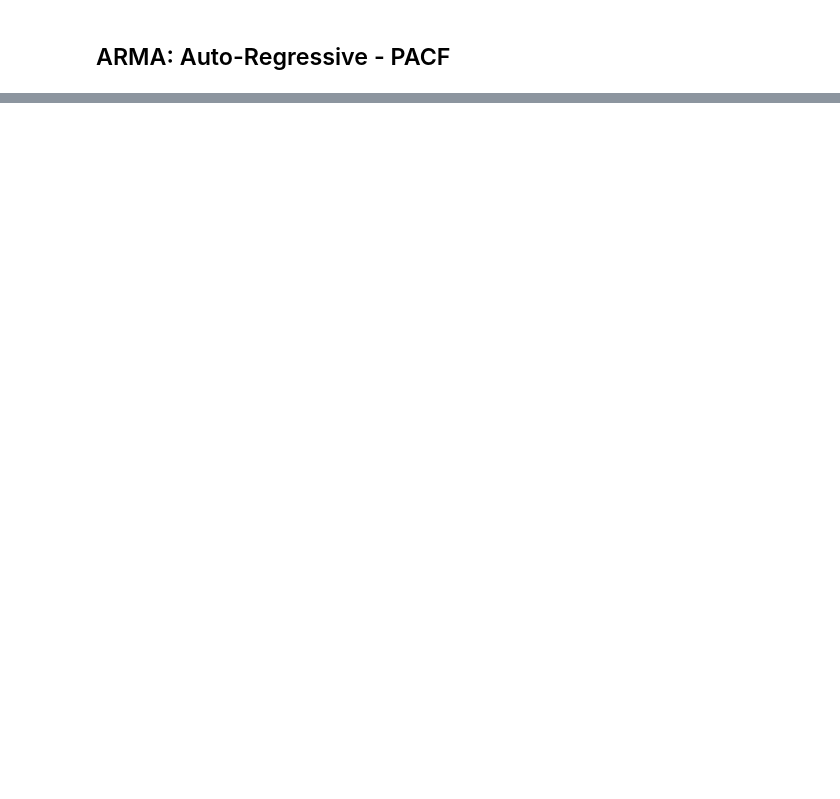
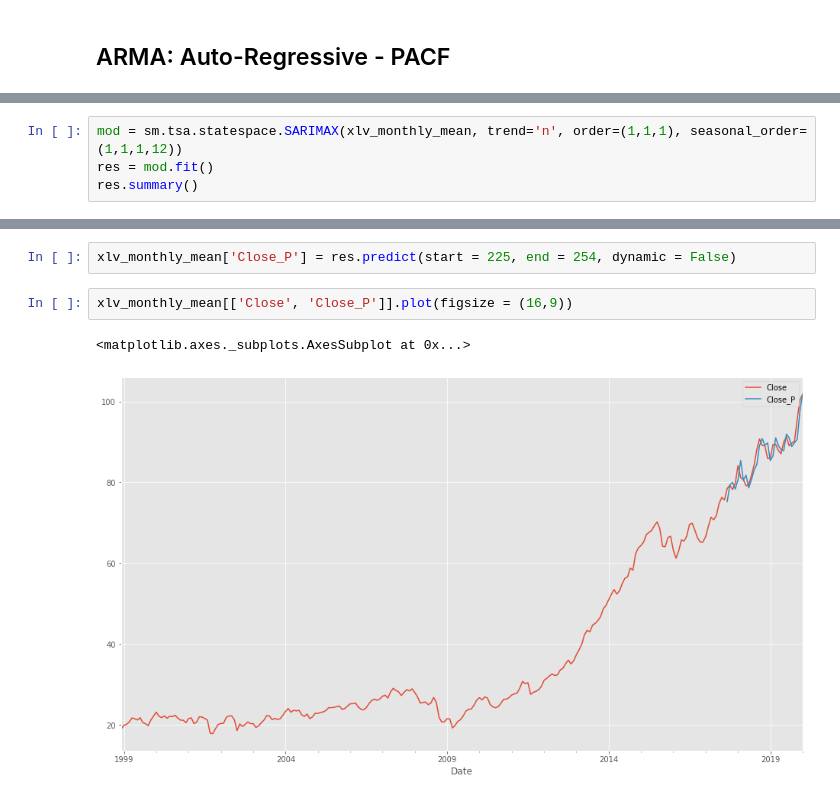
Before and after one commit to andrewcole33/xlv_time_series_analysis, a Jupyter notebook: XLV_time_series.ipynb, the cells around one changed output, grey strips where cells are left out. Cells and saved outputs as stored; diff of their text form; blank space fills up the shorter version.

```diff
--- a/XLV_time_series.ipynb
+++ b/XLV_time_series.ipynb
@@ -261,0 +183,4 @@ plt.show()
+# %%
+mod = sm.tsa.statespace.SARIMAX(xlv_monthly_mean, trend='n', order=(1,1,1), seasonal_order=(1,1,1,12))
+res = mod.fit()
+res.summary()
@@ -261,0 +208,7 @@ plt.show()
+# %%
+xlv_monthly_mean['Close_P'] = res.predict(start = 225, end = 254, dynamic = False)
+# %%
+xlv_monthly_mean[['Close', 'Close_P']].plot(figsize = (16,9))
+# %% [output]
+<matplotlib.axes._subplots.AxesSubplot at 0x...>
+[figure, added]
```
Also changed, not shown: parts of 31 cells of this notebook, 4 other files.
